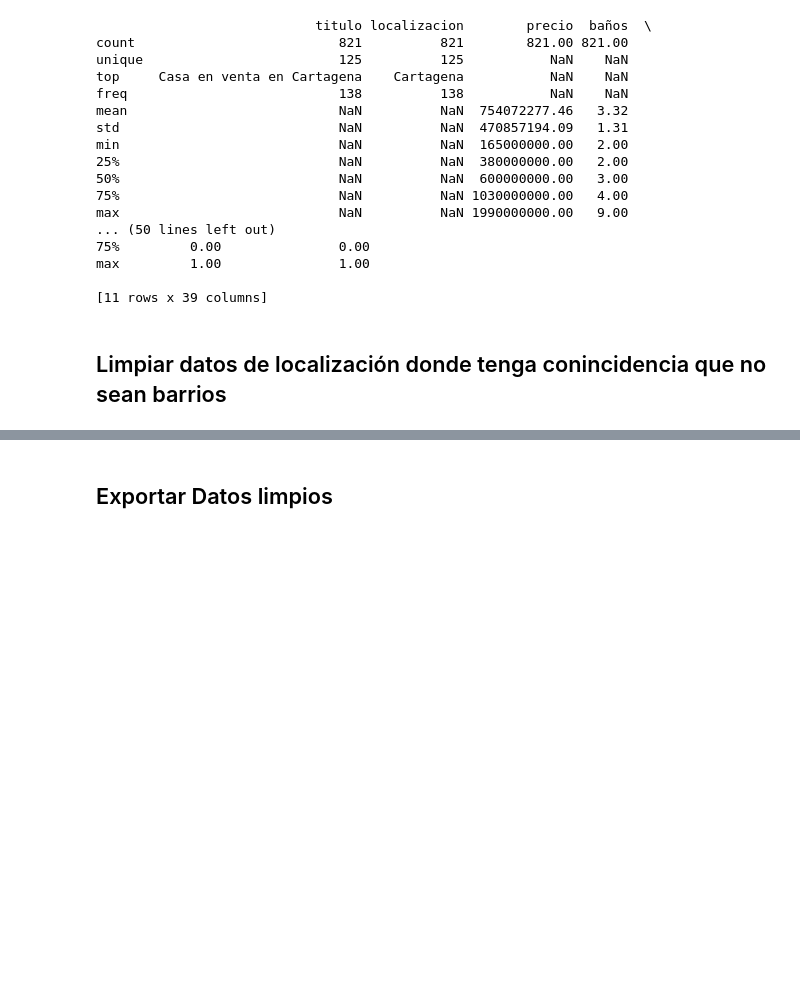
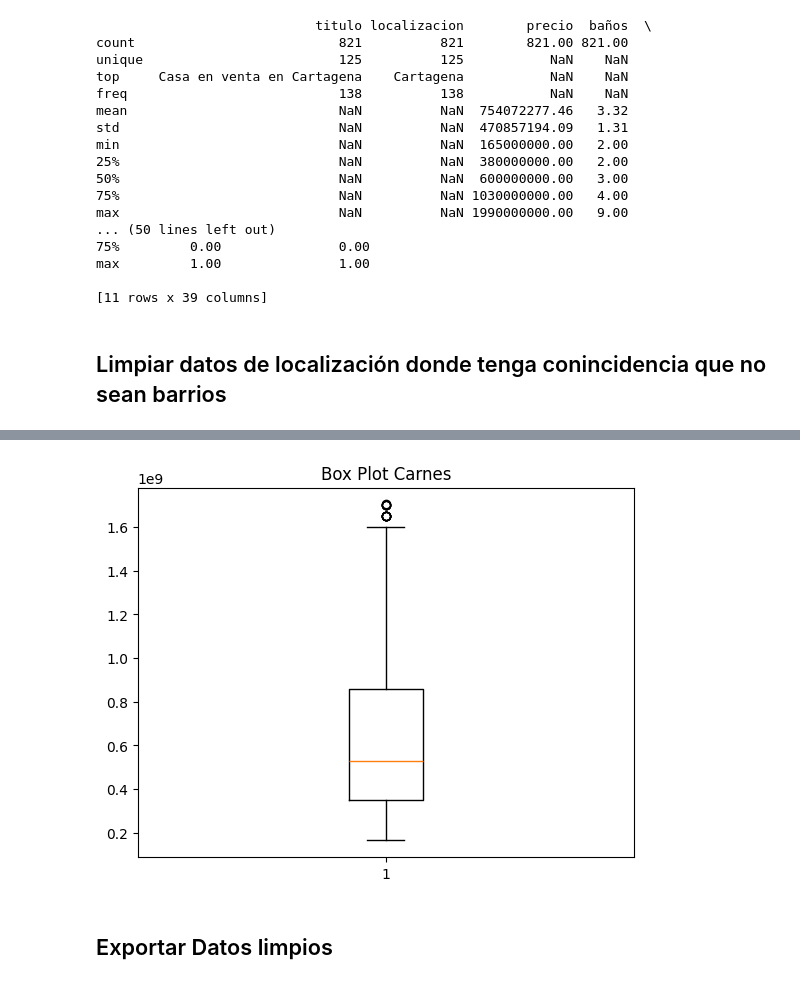
Before and after one commit to randher1/proyecto-analisis-de-datos, a Jupyter notebook: Scripts/clear_data.ipynb, the cells around one changed output, grey strips where cells are left out. Cells and saved outputs as stored; diff of their text form; code cells hidden in the pictures; blank space fills up the shorter version.

```diff
--- a/Scripts/clear_data.ipynb
+++ b/Scripts/clear_data.ipynb
@@ -82,0 +100,18 @@ df = df[~df['localizacion'].str.contains('Provincia de Cartagena|Cartagena', na=
+# %%
+#Calcular IQR
+
+q1 = df['precio'].quantile(0.25)
+q3 = df['precio'].quantile(0.75)
+
+iqr = q3 - q1
+
+#Definicion de limites
+
+limite_inf = q1 -1.5*iqr
+limite_sup = q3+1.5*iqr
+
+#identificar outlayer
+outlier = df[(df['precio']<limite_inf) | (df['precio']>limite_sup)]
+
+#df=df.drop(outlier.index)
+print(outlier)
@@ -82,0 +136,3 @@ df = df[~df['localizacion'].str.contains('Provincia de Cartagena|Cartagena', na=
+# %%
+df=df.drop(outlier.index)
+df.reset_index()
@@ -83,3 +153,10 @@ df = df[~df['localizacion'].str.contains('Provincia de Cartagena|Cartagena', na=
+# %%
+
+plt.boxplot(df['precio'])
+plt.title("Box Plot Carnes")
+plt.show()
+# %% [output]
+[figure, added]
 # %% [markdown]
 ## Exportar Datos limpios
 # %%
```
Also changed, not shown: parts of 5 cells of this notebook, 4 other files.
